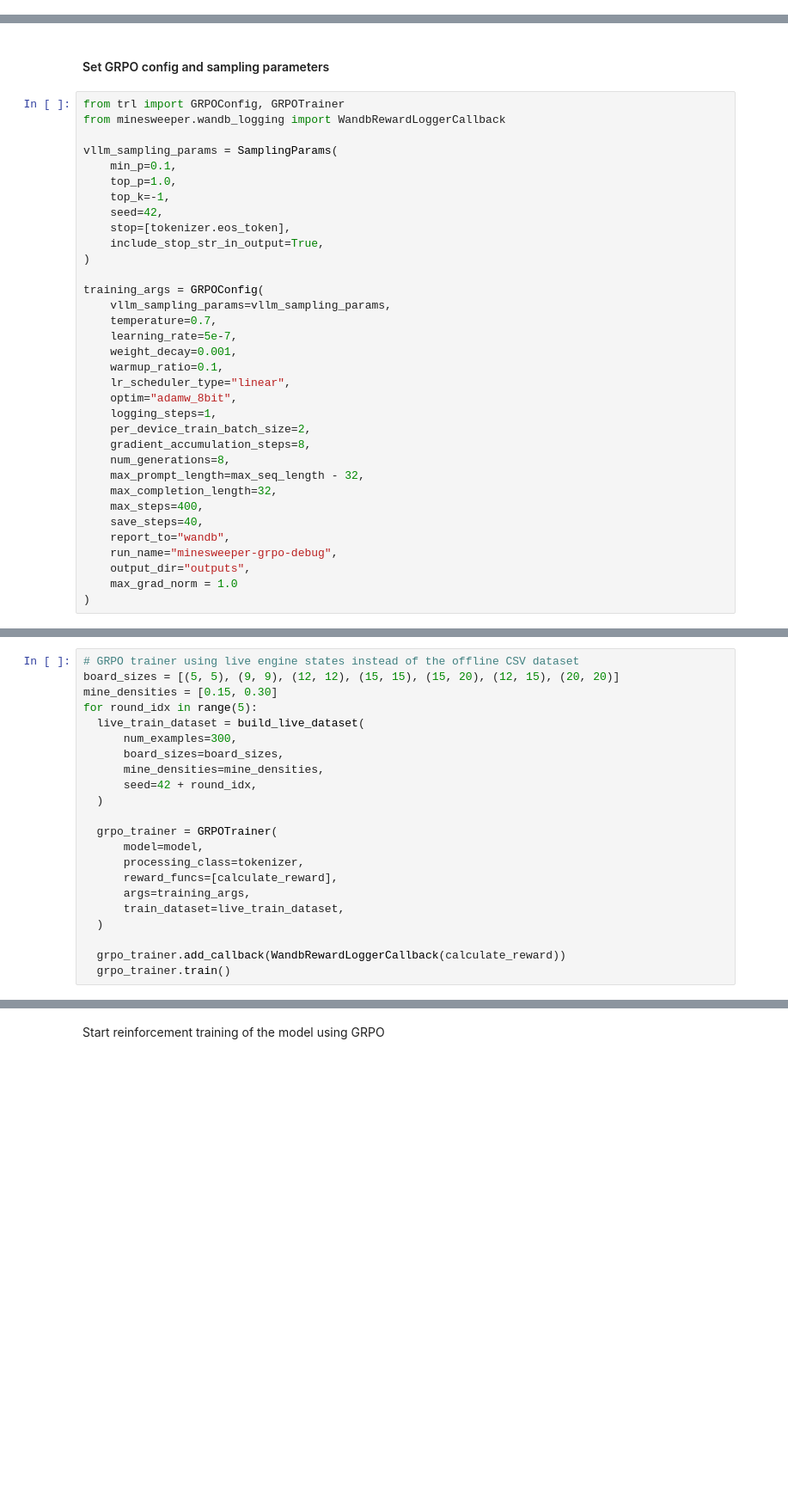
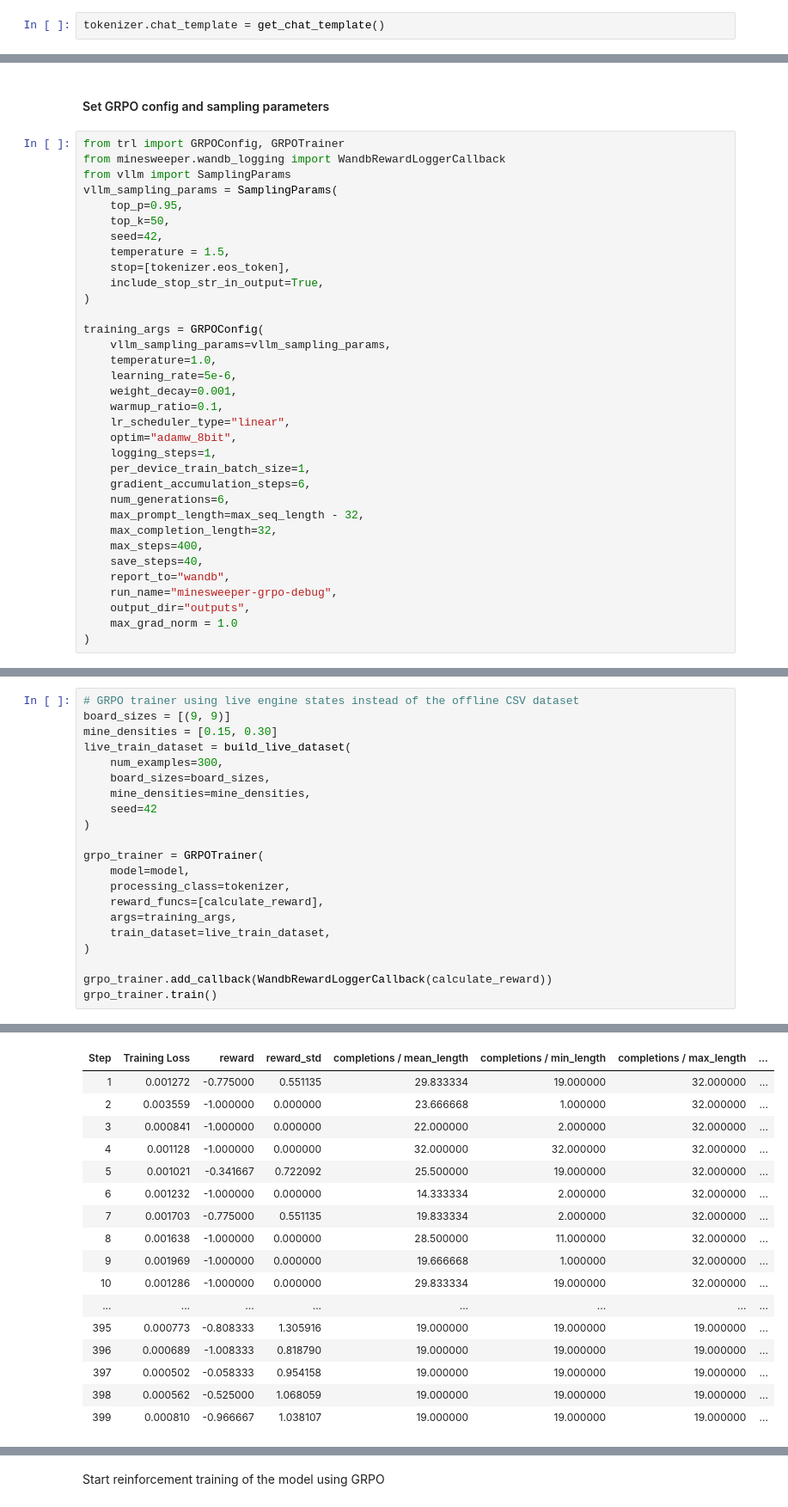
Before and after one commit to KarSri7694/Minesweeper-AI-Agent, a Jupyter notebook: notebook/Minesweeper_Trainer.ipynb, the cells around one changed output, grey strips where cells are left out. Shown at 86% size. Saved outputs shown, nothing was run; the diff lists cells and outputs as text; blank space fills up the shorter version.

```diff
--- a/notebook/Minesweeper_Trainer.ipynb
+++ b/notebook/Minesweeper_Trainer.ipynb
@@ -484,3 +549,5 @@ model = FastLanguageModel.get_peft_model(
+# %%
+tokenizer.chat_template = get_chat_template()
 # %% [markdown]
 #### Define Reward Function
 # %%
@@ -747,28 +818,28 @@ def calculate_reward(prompts=None, completions=None, **kwargs):
 # %%
 from trl import GRPOConfig, GRPOTrainer
 from minesweeper.wandb_logging import WandbRewardLoggerCallback
-
+from vllm import SamplingParams
 vllm_sampling_params = SamplingParams(
-    min_p=0.1,
-    top_p=1.0,
-    top_k=-1,
+    top_p=0.95,
+    top_k=50,
     seed=42,
+    temperature = 1.5,
     stop=[tokenizer.eos_token],
     include_stop_str_in_output=True,
 )
 
 training_args = GRPOConfig(
     vllm_sampling_params=vllm_sampling_params,
-    temperature=0.7,
-    learning_rate=5e-7,
+    temperature=1.0,
+    learning_rate=5e-6,
     weight_decay=0.001,
     warmup_ratio=0.1,
     lr_scheduler_type="linear",
     optim="adamw_8bit",
     logging_steps=1,
-    per_device_train_batch_size=2,
-    gradient_accumulation_steps=8,
-    num_generations=8,
+    per_device_train_batch_size=1,
+    gradient_accumulation_steps=6,
+    num_generations=6,
     max_prompt_length=max_seq_length - 32,
     max_completion_length=32,
     max_steps=400,
@@ -781,22 +854,22 @@ training_args = GRPOConfig(
 # %%
 # GRPO trainer using live engine states instead of the offline CSV dataset
-board_sizes = [(5, 5), (9, 9), (12, 12), (15, 15), (15, 20), (12, 15), (20, 20)]
+board_sizes = [(9, 9)]
 mine_densities = [0.15, 0.30]
-for round_idx in range(5):
-  live_train_dataset = build_live_dataset(
-      num_examples=300,
-      board_sizes=board_sizes,
-      mine_densities=mine_densities,
-      seed=42 + round_idx,
-  )
+live_train_dataset = build_live_dataset(
+    num_examples=300,
+    board_sizes=board_sizes,
+    mine_densities=mine_densities,
+    seed=42
+)
 
-  grpo_trainer = GRPOTrainer(
-      model=model,
-      processing_class=tokenizer,
-      reward_funcs=[calculate_reward],
-      args=training_args,
-      train_dataset=live_train_dataset,
-  )
+grpo_trainer = GRPOTrainer(
+    model=model,
+    processing_class=tokenizer,
+    reward_funcs=[calculate_reward],
+    args=training_args,
+    train_dataset=live_train_dataset,
+)
 
-  grpo_trainer.add_callback(WandbRewardLoggerCallback(calculate_reward))
-  grpo_trainer.train()
+grpo_trainer.add_callback(WandbRewardLoggerCallback(calculate_reward))
+grpo_trainer.train()
+# %% [output]
@@ -802,0 +883,17 @@ for round_idx in range(5):
+| Step | Training Loss | reward | reward_std | completions / mean_length | completions / min_length | completions / max_length | ... |
+| 1 | 0.001272 | -0.775000 | 0.551135 | 29.833334 | 19.000000 | 32.000000 | ... |
+| 2 | 0.003559 | -1.000000 | 0.000000 | 23.666668 | 1.000000 | 32.000000 | ... |
+| 3 | 0.000841 | -1.000000 | 0.000000 | 22.000000 | 2.000000 | 32.000000 | ... |
+| 4 | 0.001128 | -1.000000 | 0.000000 | 32.000000 | 32.000000 | 32.000000 | ... |
+| 5 | 0.001021 | -0.341667 | 0.722092 | 25.500000 | 19.000000 | 32.000000 | ... |
+| 6 | 0.001232 | -1.000000 | 0.000000 | 14.333334 | 2.000000 | 32.000000 | ... |
+| 7 | 0.001703 | -0.775000 | 0.551135 | 19.833334 | 2.000000 | 32.000000 | ... |
+| 8 | 0.001638 | -1.000000 | 0.000000 | 28.500000 | 11.000000 | 32.000000 | ... |
+| 9 | 0.001969 | -1.000000 | 0.000000 | 19.666668 | 1.000000 | 32.000000 | ... |
+| 10 | 0.001286 | -1.000000 | 0.000000 | 29.833334 | 19.000000 | 32.000000 | ... |
+| ... | ... | ... | ... | ... | ... | ... | ... |
+| 395 | 0.000773 | -0.808333 | 1.305916 | 19.000000 | 19.000000 | 19.000000 | ... |
+| 396 | 0.000689 | -1.008333 | 0.818790 | 19.000000 | 19.000000 | 19.000000 | ... |
+| 397 | 0.000502 | -0.058333 | 0.954158 | 19.000000 | 19.000000 | 19.000000 | ... |
+| 398 | 0.000562 | -0.525000 | 1.068059 | 19.000000 | 19.000000 | 19.000000 | ... |
+| 399 | 0.000810 | -0.966667 | 1.038107 | 19.000000 | 19.000000 | 19.000000 | ... |
```
Also changed, not shown: parts of 20 cells of this notebook, 2 other files.
